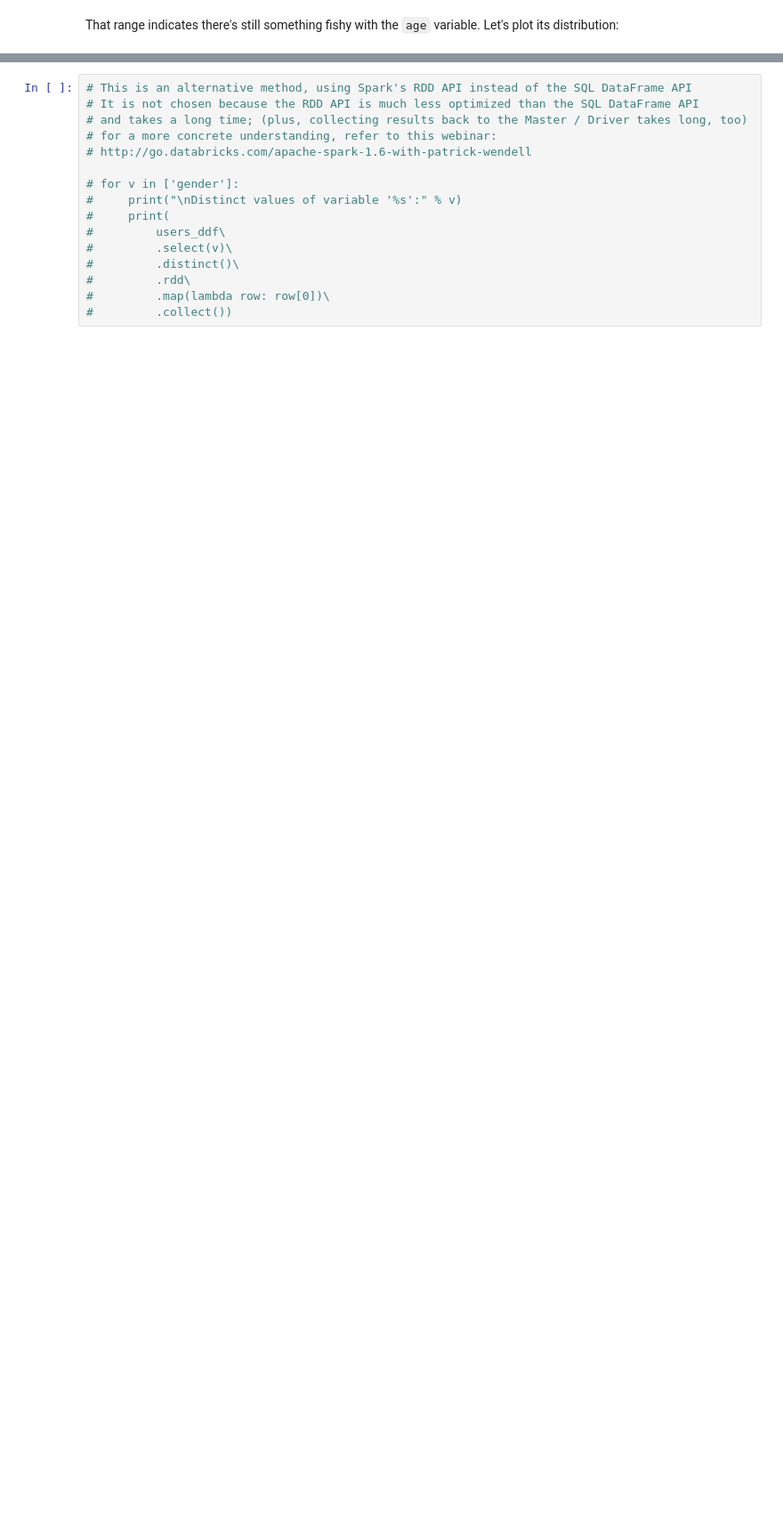
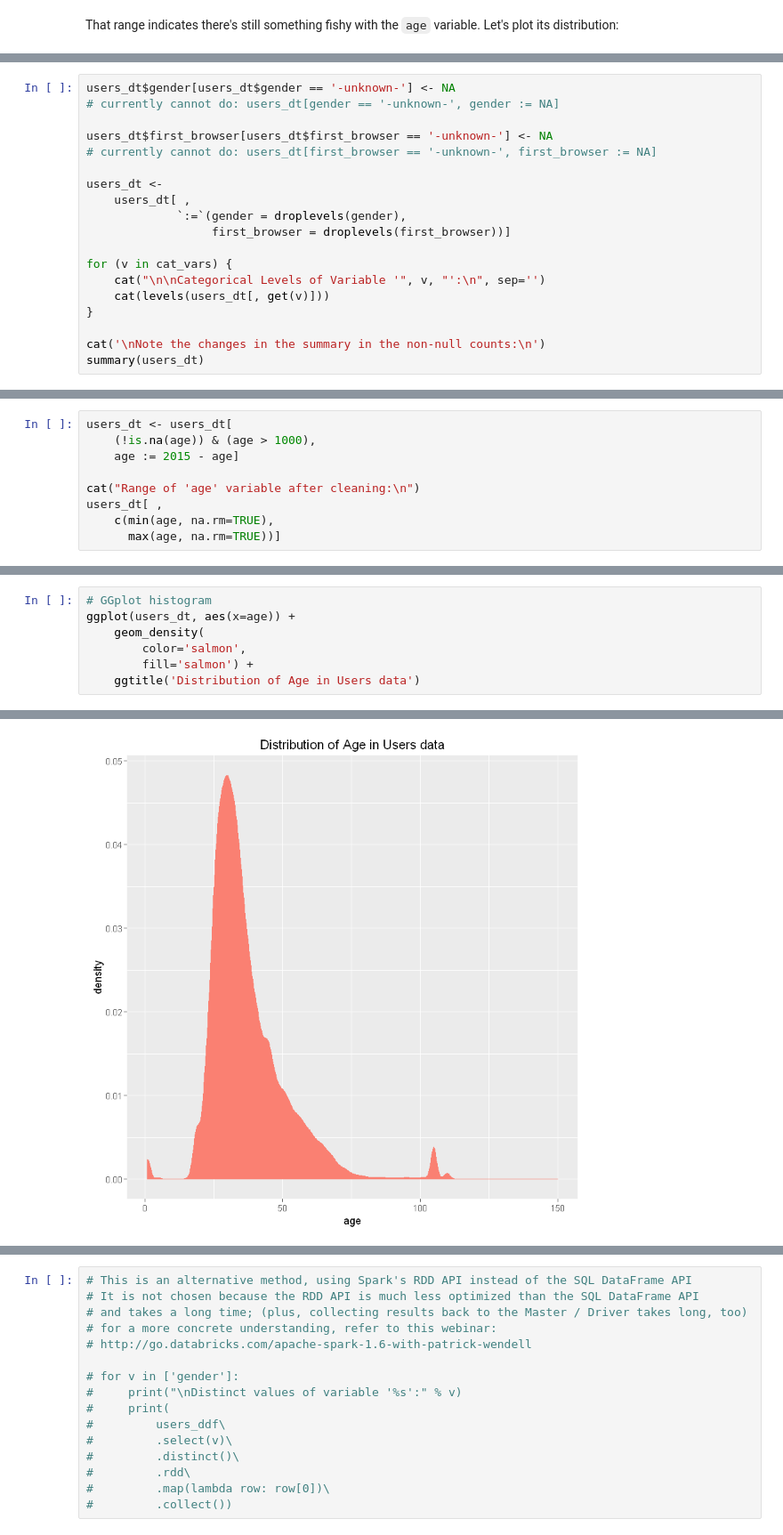
Before and after one commit to ChicagoBoothAnalytics/RelationalData, a Jupyter notebook: Cases/Kaggle AirBnB/R/KaggleAirBnB-RDataFrame-RDataTable-SparkRSQLDataFrame.ipynb, the cells around one changed output, grey strips where cells are left out. Shown at 89% size. Cells and saved outputs as stored; diff of their text form; blank space fills up the shorter version.

```diff
--- a/Cases/Kaggle AirBnB/R/KaggleAirBnB-RDataFrame-RDataTable-SparkRSQLDataFrame.ipynb
+++ b/Cases/Kaggle AirBnB/R/KaggleAirBnB-RDataFrame-RDataTable-SparkRSQLDataFrame.ipynb
@@ -2538,0 +2212,19 @@ memory usage: 212.4 MB
+# %%
+users_dt$gender[users_dt$gender == '-unknown-'] <- NA
+# currently cannot do: users_dt[gender == '-unknown-', gender := NA]
+
+users_dt$first_browser[users_dt$first_browser == '-unknown-'] <- NA
+# currently cannot do: users_dt[first_browser == '-unknown-', first_browser := NA]
+
+users_dt <-
+    users_dt[ ,
+             `:=`(gender = droplevels(gender),
+                  first_browser = droplevels(first_browser))]
+
+for (v in cat_vars) {
+    cat("\n\nCategorical Levels of Variable '", v, "':\n", sep='')
+    cat(levels(users_dt[, get(v)]))
+}
+
+cat('\nNote the changes in the summary in the non-null counts:\n')
+summary(users_dt)
@@ -2538,0 +2279,9 @@ memory usage: 212.4 MB
+# %%
+users_dt <- users_dt[
+    (!is.na(age)) & (age > 1000),
+    age := 2015 - age]
+
+cat("Range of 'age' variable after cleaning:\n")
+users_dt[ ,
+    c(min(age, na.rm=TRUE),
+      max(age, na.rm=TRUE))]
@@ -2538,0 +2293,8 @@ memory usage: 212.4 MB
+# %%
+# GGplot histogram
+ggplot(users_dt, aes(x=age)) +
+    geom_density(
+        color='salmon',
+        fill='salmon') +
+    ggtitle('Distribution of Age in Users data')
+# %% [output]
@@ -2538,0 +2303 @@ memory usage: 212.4 MB
+[figure, added]
```
Also changed, not shown: parts of 168 cells of this notebook.
